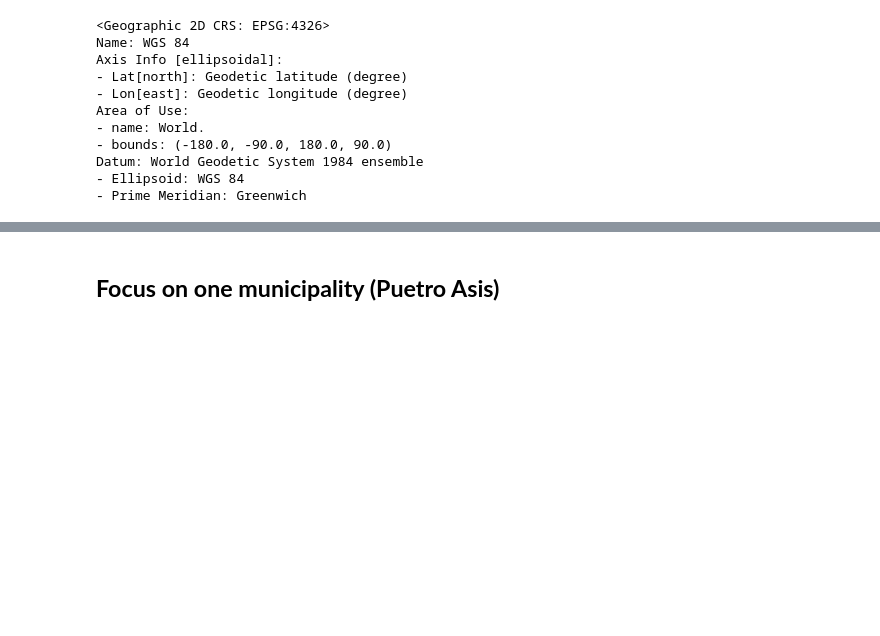
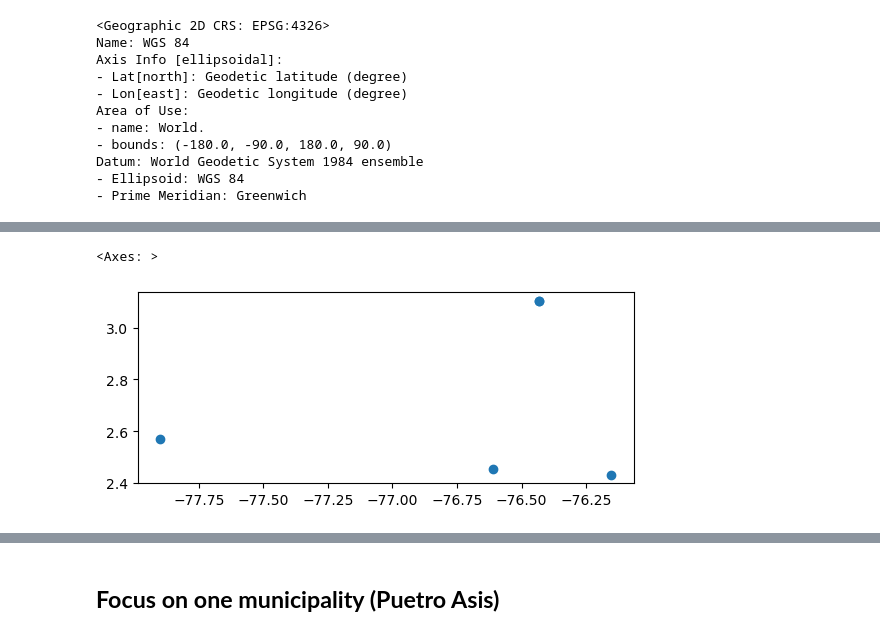
Before and after one commit to fabioaco/03-geopark-vector-data, a Jupyter notebook: notebooks/geopark-vector-data-empty.ipynb, the cells around one changed output, grey strips where cells are left out. Drawn from its saved outputs; the diff is of its cells as text; code cells hidden in the pictures; blank space fills up the shorter version.

```diff
--- a/notebooks/geopark-vector-data-empty.ipynb
+++ b/notebooks/geopark-vector-data-empty.ipynb
@@ -458,11 +465,15 @@ Datum: World Geodetic System 1984 ensemble
 # %%
 # Reproject col_airports_gdf to Cauca CRS
-
+col_airports_gdf_EPSG4326 = col_airports_gdf.to_crs('EPSG:4326')
 
 # Clip airports to Cauca boundary
-
+airports_cauca = gpd.clip(col_airports_gdf_EPSG4326, dep_bound_gdf_cauca )
 
 # Plot Cauca airports
+airports_cauca.plot()
+# %% [output]
+<Axes: >
+[figure, added]
 # %%
 # Reproject oil/gas to Cauca CRS
 
```
Also changed, not shown: parts of 12 cells of this notebook.
